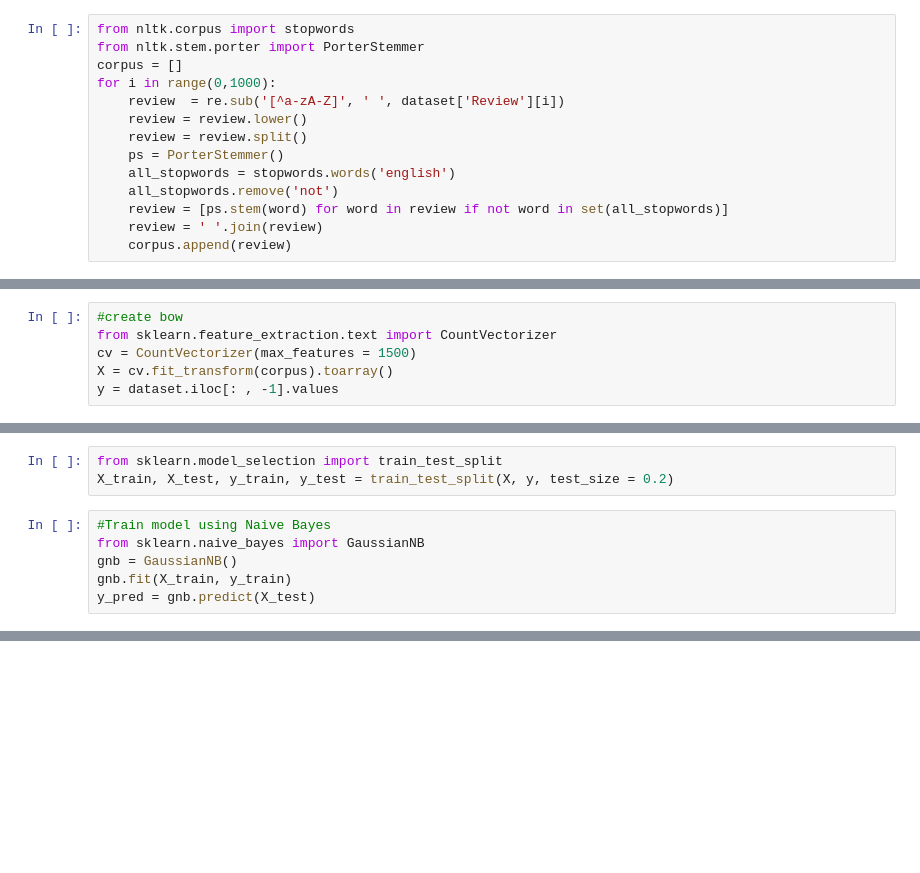
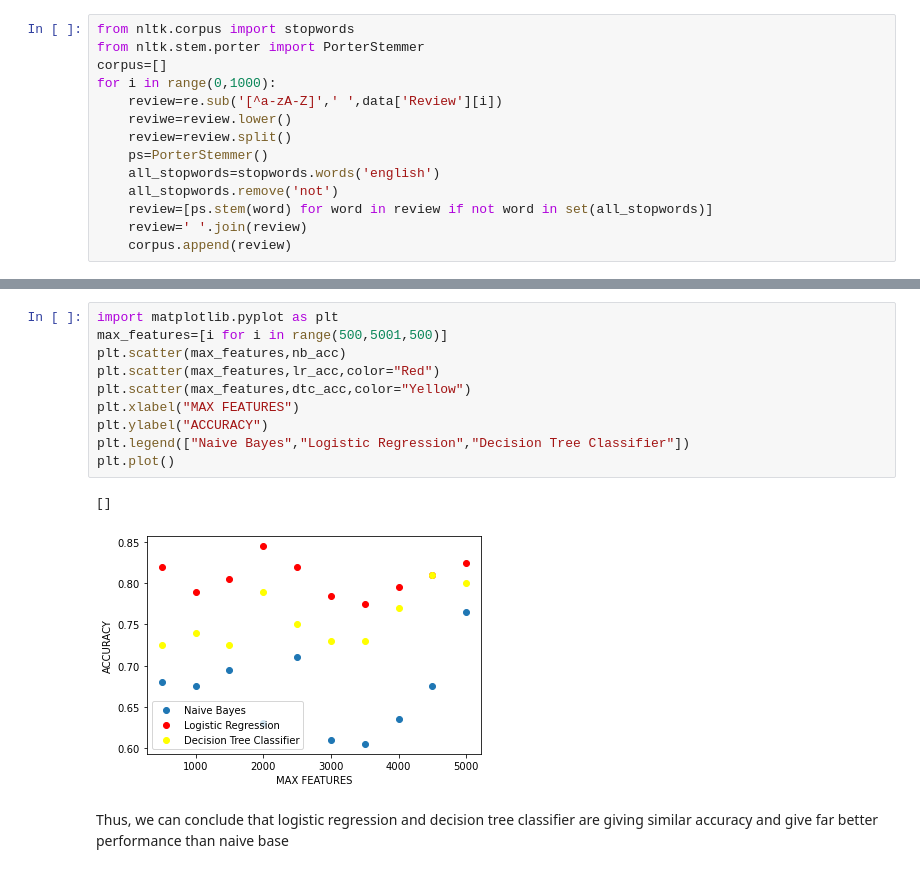
Before and after one commit to Niticodersh/Restaurant-Review-Using-NLP, a Jupyter notebook: NLP.ipynb, the cells around one changed output, grey strips where cells are left out. Cells and saved outputs as stored; diff of their text form; blank space fills up the shorter version.

```diff
--- a/NLP.ipynb
+++ b/NLP.ipynb
@@ -15,16 +30,16 @@ True
 # %%
 from nltk.corpus import stopwords
 from nltk.stem.porter import PorterStemmer
-corpus = []
+corpus=[]
 for i in range(0,1000):
-    review  = re.sub('[^a-zA-Z]', ' ', dataset['Review'][i])
-    review = review.lower()
-    review = review.split()
-    ps = PorterStemmer()
-    all_stopwords = stopwords.words('english')
+    review=re.sub('[^a-zA-Z]',' ',data['Review'][i])
+    reviwe=review.lower()
+    review=review.split()
+    ps=PorterStemmer()
+    all_stopwords=stopwords.words('english')
     all_stopwords.remove('not')
-    review = [ps.stem(word) for word in review if not word in set(all_stopwords)]
-    review = ' '.join(review)
+    review=[ps.stem(word) for word in review if not word in set(all_stopwords)]
+    review=' '.join(review)
     corpus.append(review)
 # %%
 corpus
@@ -49,6 +63,0 @@ corpus
-# %%
-#create bow
-from sklearn.feature_extraction.text import CountVectorizer
-cv = CountVectorizer(max_features = 1500)
-X = cv.fit_transform(corpus).toarray()
-y = dataset.iloc[: , -1].values
@@ -85,9 +63,0 @@ array([1, 0, 0, 1, 1, 0, 0, 0, 1, 1, 1, 0, 0, 1, 0, 0, 1, 0, 0, 0, 0, 1,
-# %%
-from sklearn.model_selection import train_test_split
-X_train, X_test, y_train, y_test = train_test_split(X, y, test_size = 0.2)
-# %%
-#Train model using Naive Bayes
-from sklearn.naive_bayes import GaussianNB
-gnb = GaussianNB()
-gnb.fit(X_train, y_train)
-y_pred = gnb.predict(X_test)
@@ -105,0 +147,15 @@ accuracy_score(y_test, y_pred)
+# %%
+import matplotlib.pyplot as plt
+max_features=[i for i in range(500,5001,500)]
+plt.scatter(max_features,nb_acc)
+plt.scatter(max_features,lr_acc,color="Red")
+plt.scatter(max_features,dtc_acc,color="Yellow")
+plt.xlabel("MAX FEATURES")
+plt.ylabel("ACCURACY")
+plt.legend(["Naive Bayes","Logistic Regression","Decision Tree Classifier"])
+plt.plot()
+# %% [output]
+[]
+[figure, added]
+# %% [markdown]
+Thus, we can conclude that logistic regression and decision tree classifier are giving similar accuracy and give far better performance than naive base
```
Also changed, not shown: parts of 12 cells of this notebook.
